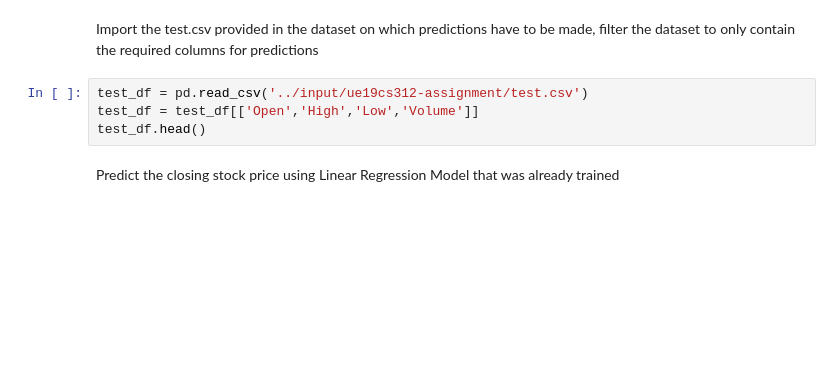
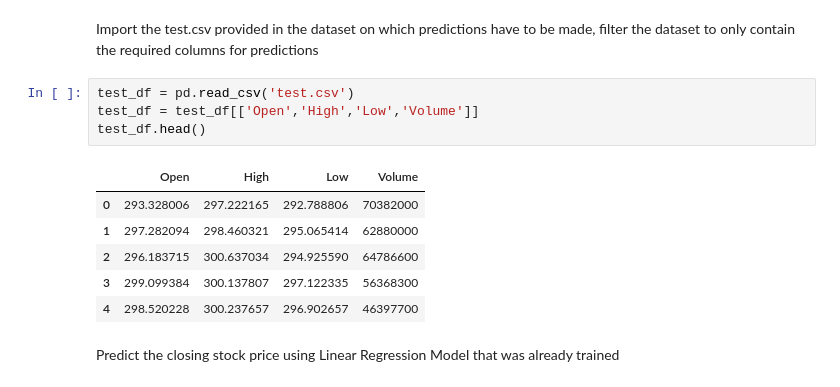
Before and after one commit to rohanmrb/Restaurant-Recommendation-System, a Jupyter notebook: Assignment/draft.ipynb, the cells around one changed output. Drawn from its saved outputs; the diff is of its cells as text; blank space fills up the shorter version.

```diff
--- a/Assignment/draft.ipynb
+++ b/Assignment/draft.ipynb
@@ -124,9 +169,16 @@ print('Root Mean Squared Error (RMSE):', np.sqrt(metrics.mean_squared_error(eval
 # %% [markdown]
 Import the test.csv provided in the dataset on which predictions have to be made, filter the dataset to only contain the required columns for predictions
 # %%
-test_df = pd.read_csv('../input/ue19cs312-assignment/test.csv')
+test_df = pd.read_csv('test.csv')
 test_df = test_df[['Open','High','Low','Volume']]
 test_df.head()
+# %% [output]
+|  | Open | High | Low | Volume |
+| 0 | 293.328006 | 297.222165 | 292.788806 | 70382000 |
+| 1 | 297.282094 | 298.460321 | 295.065414 | 62880000 |
+| 2 | 296.183715 | 300.637034 | 294.925590 | 64786600 |
+| 3 | 299.099384 | 300.137807 | 297.122335 | 56368300 |
+| 4 | 298.520228 | 300.237657 | 296.902657 | 46397700 |
 # %% [markdown]
 Predict the closing stock price using Linear Regression Model that was already trained
 # %%
```
Also changed, not shown: parts of 16 cells of this notebook.
